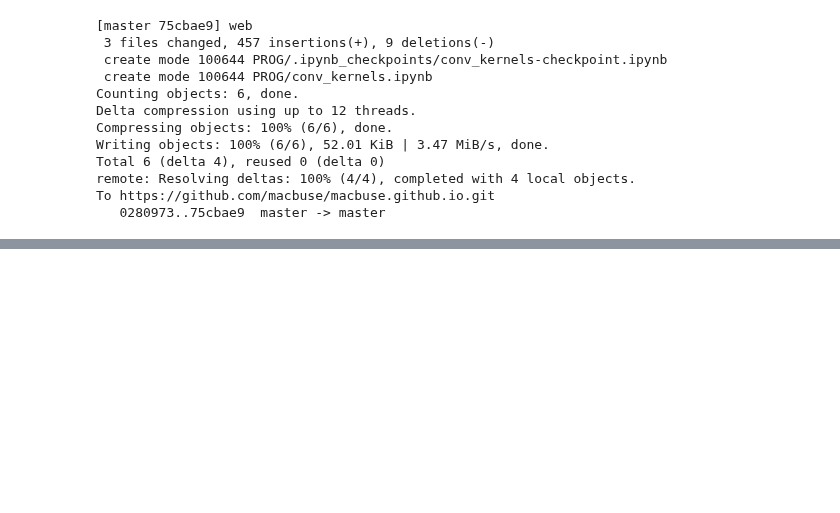
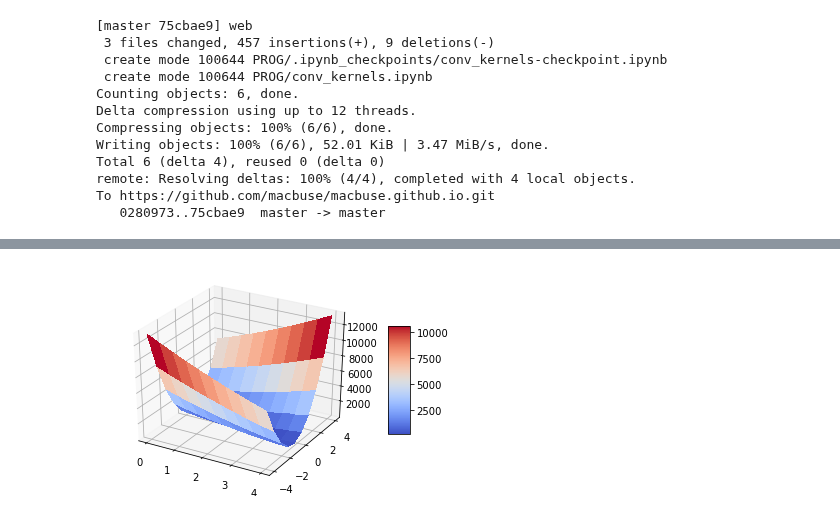
Before and after one commit to macbuse/macbuse.github.io, a Jupyter notebook: PROG/conv_kernels.ipynb, the cells around one changed output, grey strips where cells are left out. Cells and saved outputs as stored; diff of their text form; code cells hidden in the pictures; blank space fills up the shorter version.

```diff
--- a/PROG/conv_kernels.ipynb
+++ b/PROG/conv_kernels.ipynb
@@ -158,0 +200,35 @@ To https://github.com/macbuse/macbuse.github.io.git
+# %%
+'''
+======================
+3D surface (color map)
+======================
+
+Demonstrates plotting a 3D surface colored with the coolwarm color map.
+The surface is made opaque by using antialiased=False.
+
+Also demonstrates using the LinearLocator and custom formatting for the
+z axis tick labels.
+'''
+
+from mpl_toolkits.mplot3d import Axes3D
+from matplotlib import cm
+
+
+
+fig = plt.figure()
+ax = fig.gca(projection='3d')
+
+# Make data.
+a, b = np.meshgrid(A,B)
+
+# Plot the surface.
+surf = ax.plot_surface(a, b , np.array(M).reshape(10,10)**2, cmap=cm.coolwarm,
+                       linewidth=0, antialiased=False)
+
+
+# Add a color bar which maps values to colors.
+fig.colorbar(surf, shrink=0.5, aspect=5)
+
+plt.show()
+# %% [output]
+[figure, added]
```
Also changed, not shown: parts of 12 cells of this notebook.
